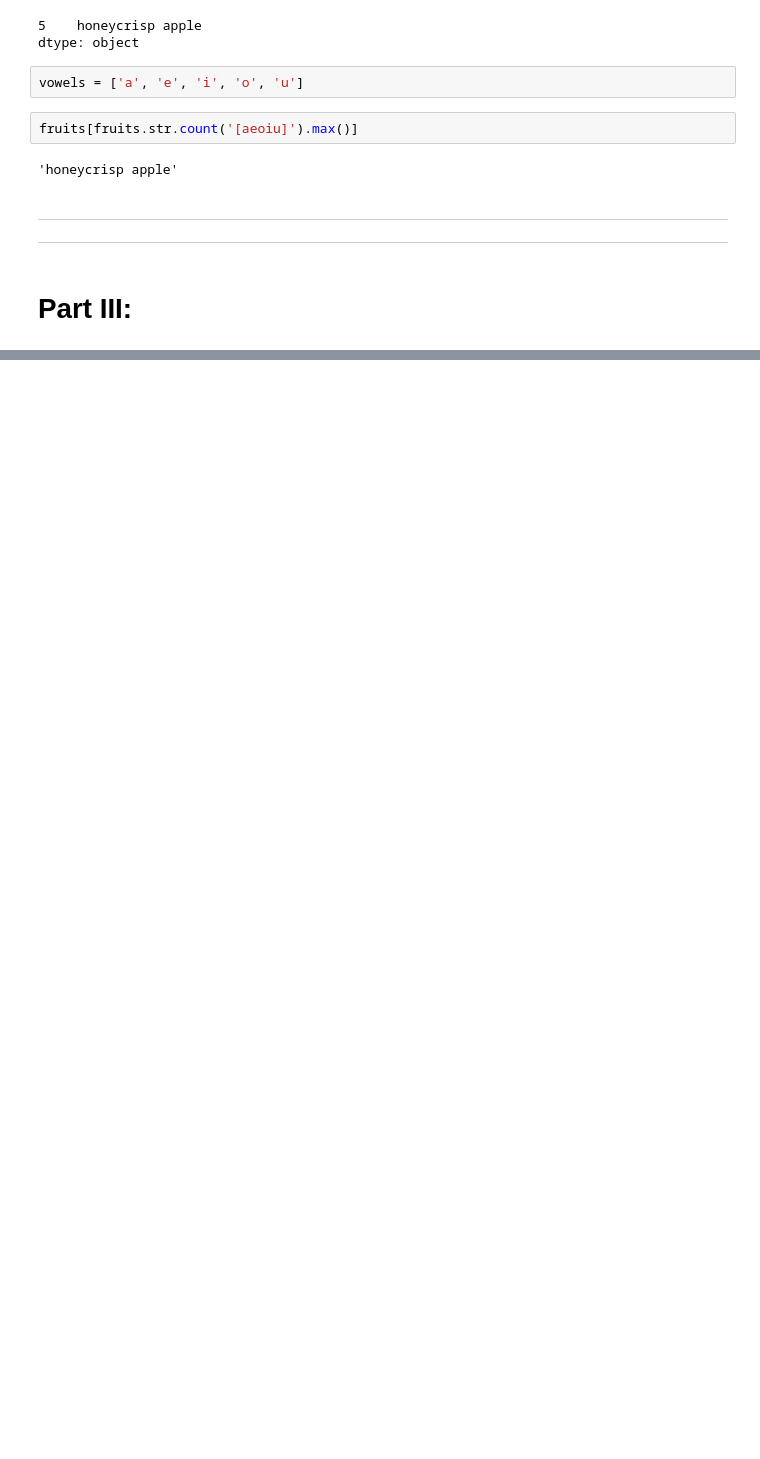
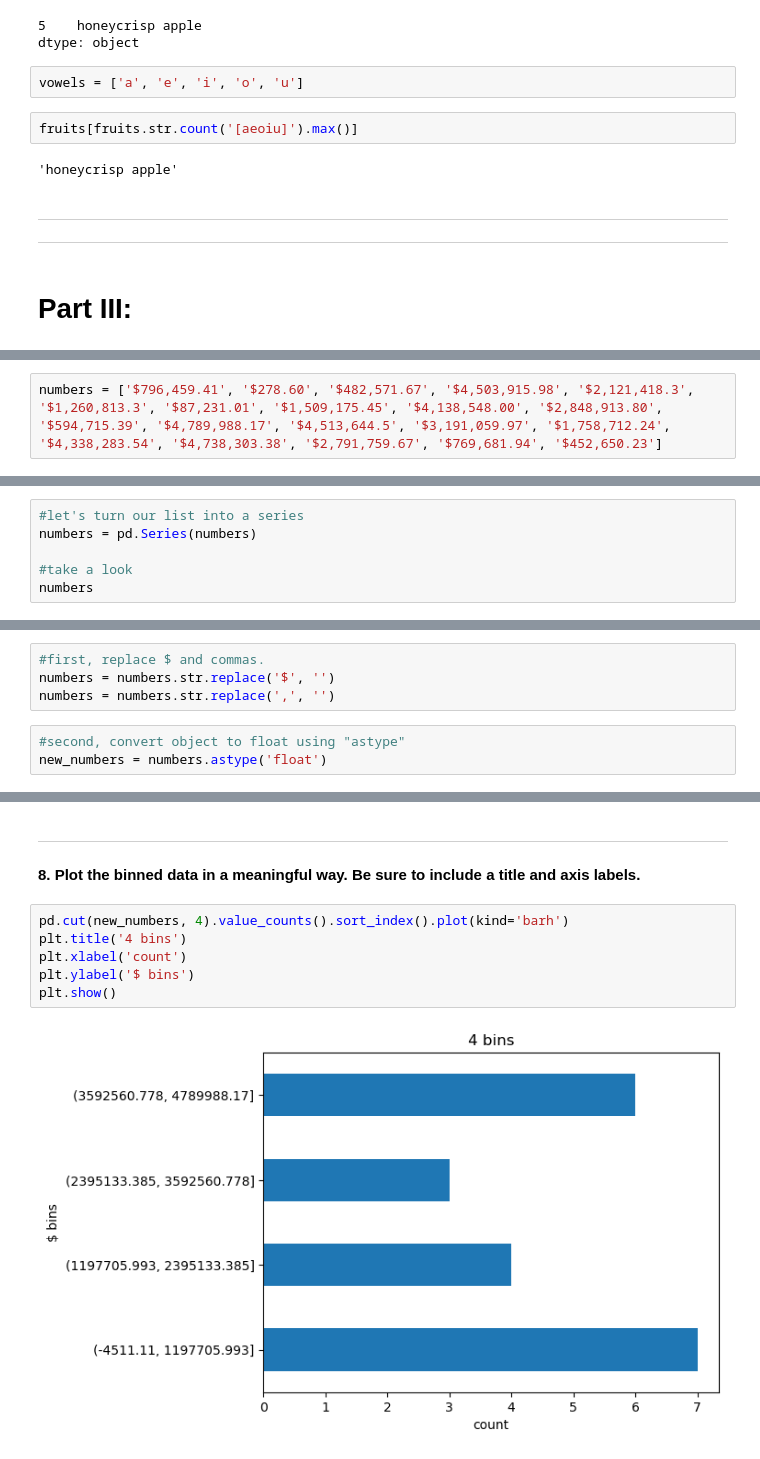
Before and after one commit to CodeupClassroom/quintela-data-science-libraries-exercises, a Jupyter notebook: pandas_series_exercises.ipynb, the cells around one changed output, grey strips where cells are left out. Drawn from its saved outputs; the diff is of its cells as text; blank space fills up the shorter version.

```diff
--- a/pandas_series_exercises.ipynb
+++ b/pandas_series_exercises.ipynb
@@ -796,0 +1088,2 @@ fruits[fruits.str.count('[aeoiu]').max()]
+# %%
+numbers = ['$796,459.41', '$278.60', '$482,571.67', '$4,503,915.98', '$2,121,418.3', '$1,260,813.3', '$87,231.01', '$1,509,175.45', '$4,138,548.00', '$2,848,913.80', '$594,715.39', '$4,789,988.17', '$4,513,644.5', '$3,191,059.97', '$1,758,712.24', '$4,338,283.54', '$4,738,303.38', '$2,791,759.67', '$769,681.94', '$452,650.23']
@@ -796,0 +1095,6 @@ fruits[fruits.str.count('[aeoiu]').max()]
+# %%
+#let's turn our list into a series
+numbers = pd.Series(numbers)
+
+#take a look
+numbers
@@ -796,0 +1167,7 @@ fruits[fruits.str.count('[aeoiu]').max()]
+# %%
+#first, replace $ and commas.
+numbers = numbers.str.replace('$', '')
+numbers = numbers.str.replace(',', '')
+# %%
+#second, convert object to float using "astype"
+new_numbers = numbers.astype('float')
@@ -796,0 +1298,12 @@ fruits[fruits.str.count('[aeoiu]').max()]
+# %% [markdown]
+<hr style="border:0.5px solid grey">
+# %% [markdown]
+<b>8. Plot the binned data in a meaningful way. Be sure to include a title and axis labels.
+# %%
+pd.cut(new_numbers, 4).value_counts().sort_index().plot(kind='barh')
+plt.title('4 bins')
+plt.xlabel('count')
+plt.ylabel('$ bins')
+plt.show()
+# %% [output]
+[figure, added]
```
Also changed, not shown: parts of 114 cells of this notebook.
